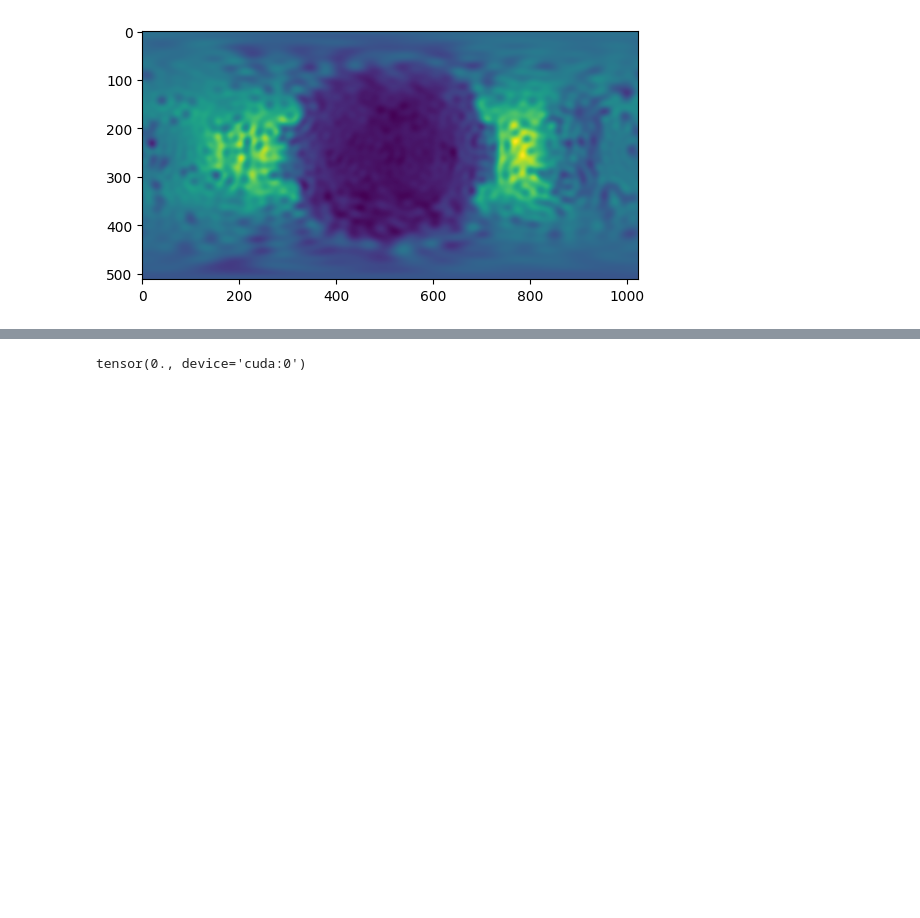
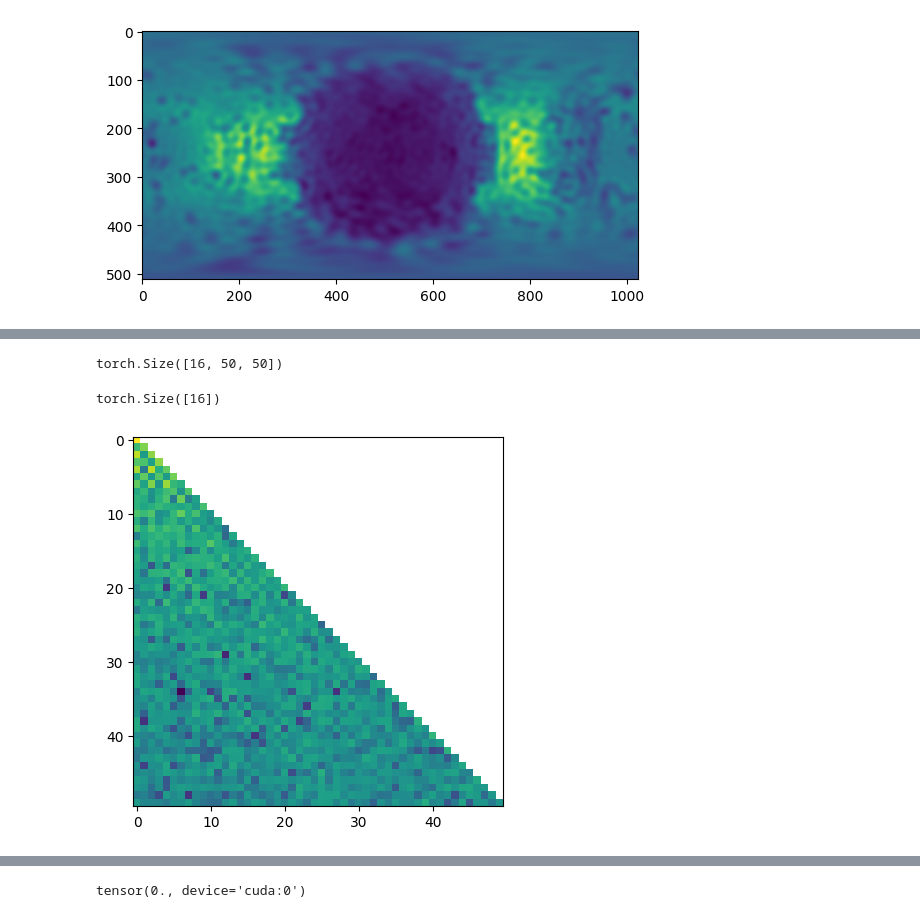
Before and after one commit to sebastianzister/adl4cv-3d-diffusion, a Jupyter notebook: spherical_harmonics.ipynb, the cells around one changed output, grey strips where cells are left out. Saved outputs shown, nothing was run; the diff lists cells and outputs as text; code cells hidden in the pictures; blank space fills up the shorter version.

```diff
--- a/spherical_harmonics.ipynb
+++ b/spherical_harmonics.ipynb
@@ -212,0 +263,11 @@ tensor(4.1382e-05, device='cuda:0')
+# %%
+coeffs = ls
+print(test.shape)
+scaled = coeffs.cpu() * r.reshape(1, 50, 1)
+plt.imshow(np.log(coeff.cpu()))
+tot = torch.sum(scaled, dim=(1, 2))
+tot.shape
+# %% [output]
+torch.Size([16, 50, 50])
+torch.Size([16])
+[figure, added]
```
Also changed, not shown: parts of 17 cells of this notebook, 14 other files.
